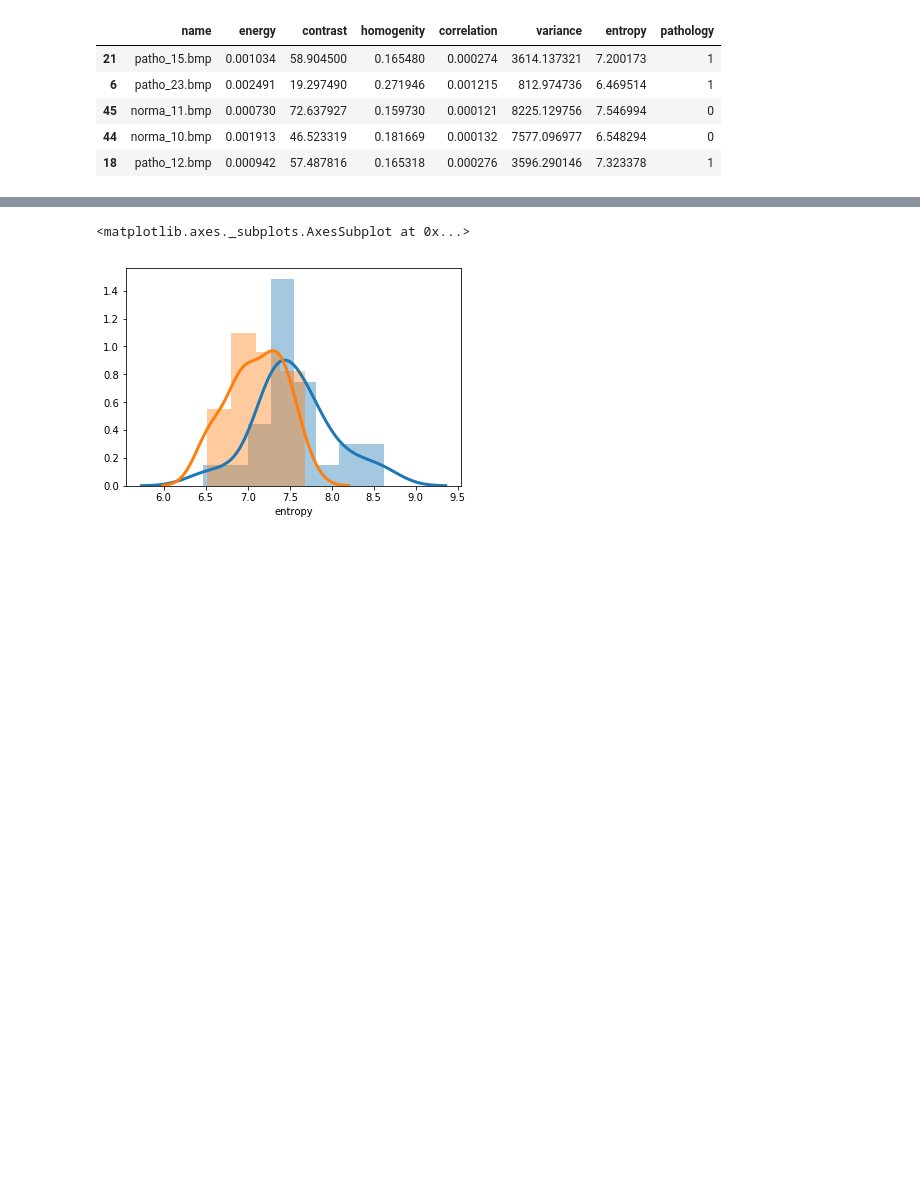
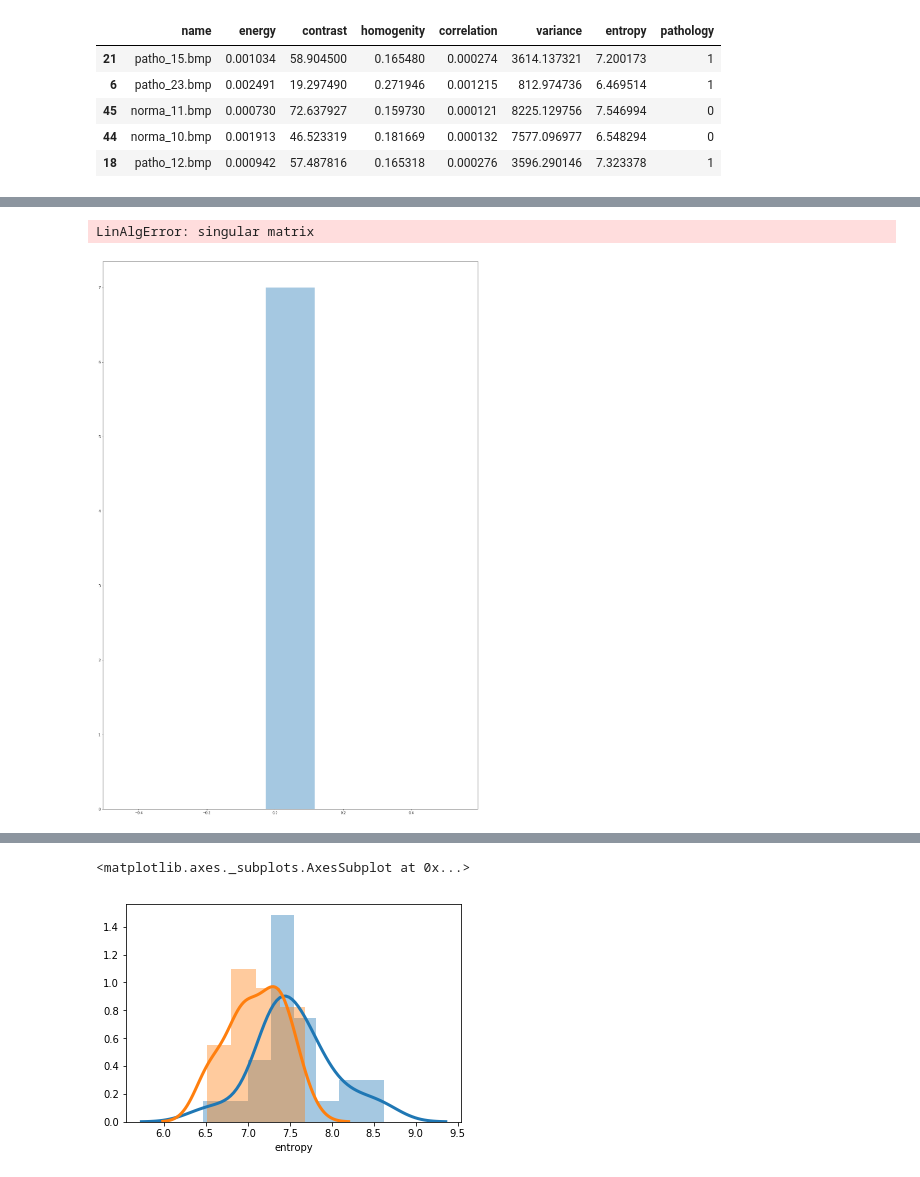
Before and after one commit to il-yanko/Bachelor-THESIS-detection-liver-pathology, a Jupyter notebook: visualization.ipynb, the cells around one changed output, grey strips where cells are left out. Cells and saved outputs as stored; diff of their text form; code cells hidden in the pictures; blank space fills up the shorter version.

```diff
--- a/visualization.ipynb
+++ b/visualization.ipynb
@@ -21,3 +21,8 @@ glcm_complex_duplex_df.head()
 | 45 | norma_11.bmp | 0.000730 | 72.637927 | 0.159730 | 0.000121 | 8225.129756 | 7.546994 | 0 |
 | 44 | norma_10.bmp | 0.001913 | 46.523319 | 0.181669 | 0.000132 | 7577.096977 | 6.548294 | 0 |
 | 18 | patho_12.bmp | 0.000942 | 57.487816 | 0.165318 | 0.000276 | 3596.290146 | 7.323378 | 1 |
+# %%
+glrlm_0 = pd.read_csv('./datasets/GLRLM_Features.csv', sep=',', index_col=0).sample(frac=1)
+features = ['LGRE', 'HGRE', 'GLNU']
+target = 'isPatho'
+print(glrlm_0)
@@ -23,0 +47,9 @@ glcm_complex_duplex_df.head()
+# %%
+p = glrlm_0[glrlm_0['isPatho'] == 1]
+n = glrlm_0[glrlm_0['isPatho'] == 0]
+
+sns.distplot(p['LGRE'], norm_hist=True, kde_kws={'linewidth': 3})
+sns.distplot(n['LGRE'], norm_hist=True, kde_kws={'linewidth': 3})
+# %% [output]
+LinAlgError: singular matrix
+[figure, added]
```
Also changed, not shown: parts of 5 cells of this notebook, 1 other file.
